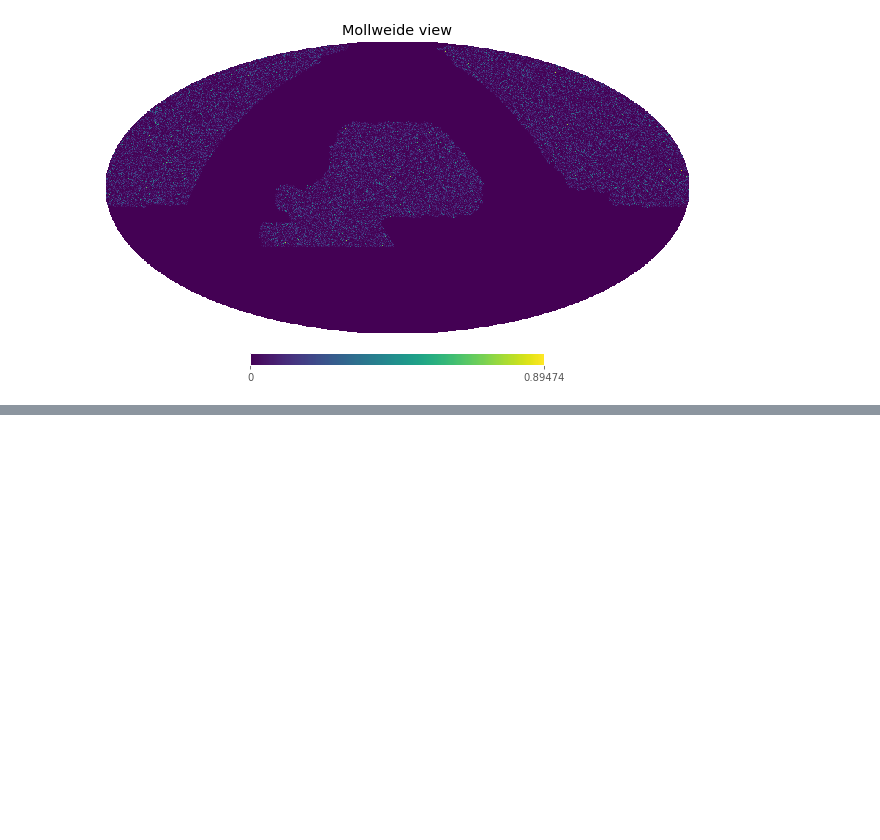
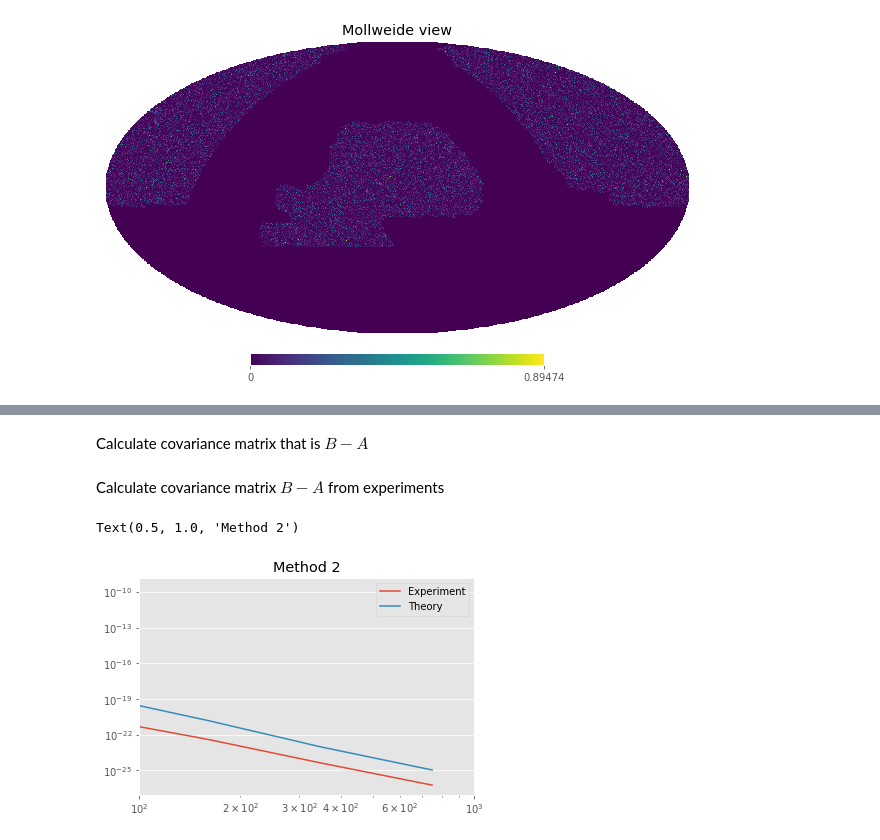
Before and after one commit to tanveerkarim/imaging-sys-covariance, a Jupyter notebook: notebooks/WindowFunctionAnalysis.ipynb, the cells around one changed output, grey strips where cells are left out. Cells and saved outputs as stored; diff of their text form; code cells hidden in the pictures; blank space fills up the shorter version.

```diff
--- a/notebooks/WindowFunctionAnalysis.ipynb
+++ b/notebooks/WindowFunctionAnalysis.ipynb
@@ -863,0 +876,34 @@ M_g2*=(2*wu.window_l+1)
+# %%
+M_g2 = np.load("../dat/pCls/th/couplingmatrix_type2.npy")
+# %%
+#load window cls and calculate window covariance matrix
+window_cl_array = np.load("../dat/windows/window_cls.npy")
+window_cov = np.cov(window_cl_array.T)
+# %% [markdown]
+Calculate covariance matrix that is $B - A$
+# %%
+cov_full_b_minus_a = M_g2[:,:lmax_cl] * window_cov[:lmax_cl, :lmax_cl]
+ELL_mid, cov_binned_b_minus_a = bin_mat(pm.ell[:pm.NSIDE],
+                                 cov_full_b_minus_a[:pm.NSIDE, :pm.NSIDE],
+                                 pm.ELL)
+# %% [markdown]
+Calculate covariance matrix $B - A$ from experiments
+# %%
+cls_A = np.load("../dat/pCls/1000mocks/pCls_A.npy")
+cls_B = np.load("../dat/pCls/1000mocks/pCls_B.npy")
+
+cov_B_exp = np.cov(cls_B.T)
+cov_A_exp = np.cov(cls_A.T)
+
+_, cov_diff_exp_binned = bin_mat(pm.ell[:pm.NSIDE],
+                       cov_B_exp[:pm.NSIDE, :pm.NSIDE] - cov_A_exp[:pm.NSIDE, :pm.NSIDE],
+                       pm.ELL)
+# %%
+plt.loglog(ELL_mid, np.diag(cov_diff_exp_binned)/(2*ELL_mid + 1)**2, label = 'Experiment')
+plt.loglog(ELL_mid, np.diag(cov_binned_b_minus_a), label = 'Theory')
+plt.legend(loc = 'best')
+plt.xlim([100, 1000])
+plt.title("Method 2")
+# %% [output]
+Text(0.5, 1.0, 'Method 2')
+[figure, added]
```
Also changed, not shown: parts of 11 cells of this notebook, 31 other files.
